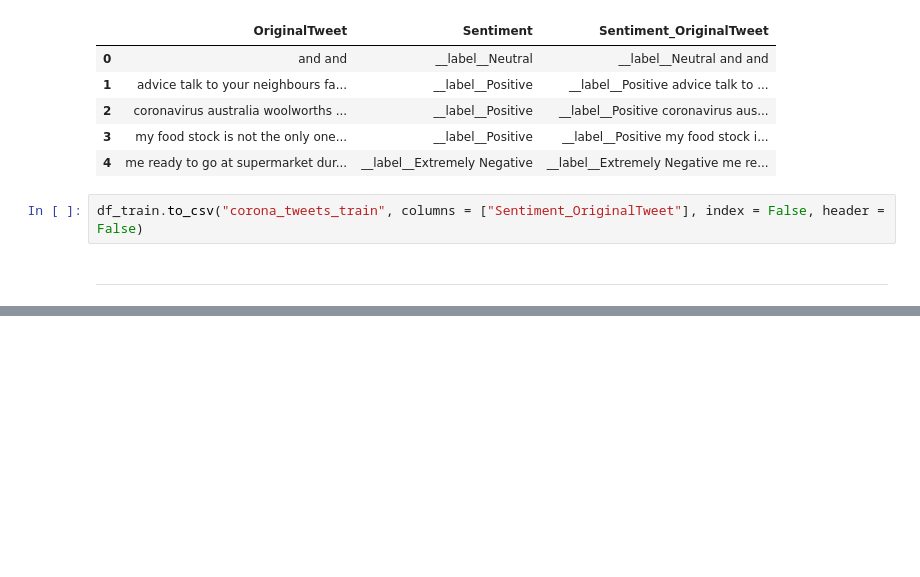
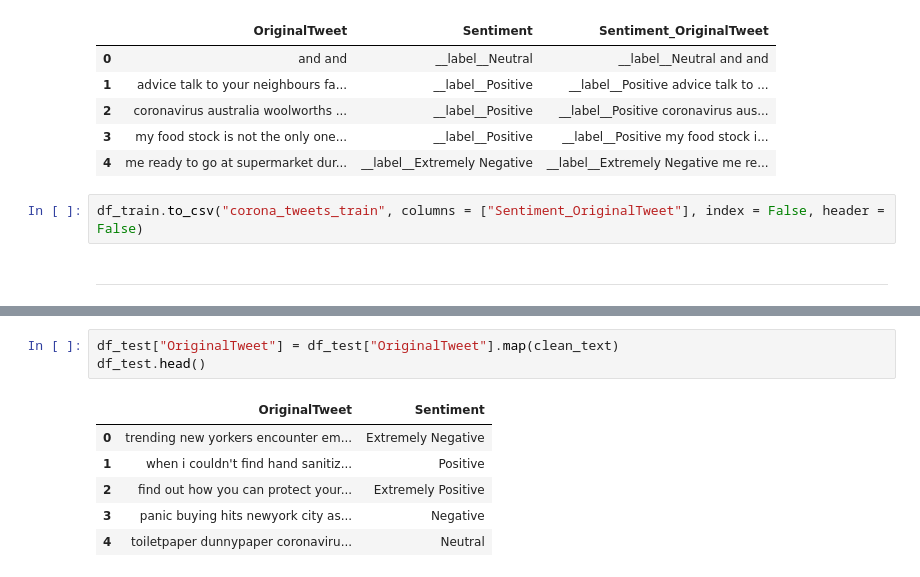
Before and after one commit to stefanusfelix/Coronavirus-Tweets-Text-Classification, a Jupyter notebook: corona_tweets_nlp.ipynb, the cells around one changed output, grey strips where cells are left out. Drawn from its saved outputs; the diff is of its cells as text; blank space fills up the shorter version.

```diff
--- a/corona_tweets_nlp.ipynb
+++ b/corona_tweets_nlp.ipynb
@@ -223,0 +265,10 @@ df_train.to_csv("corona_tweets_train", columns = ["Sentiment_OriginalTweet"], in
+# %%
+df_test["OriginalTweet"] = df_test["OriginalTweet"].map(clean_text)
+df_test.head()
+# %% [output]
+|  | OriginalTweet | Sentiment |
+| 0 | trending new yorkers encounter em... | Extremely Negative |
+| 1 | when i couldn't find hand sanitiz... | Positive |
+| 2 | find out how you can protect your... | Extremely Positive |
+| 3 | panic buying hits newyork city as... | Negative |
+| 4 | toiletpaper dunnypaper coronaviru... | Neutral |
```
Also changed, not shown: parts of 11 cells of this notebook, 1 other file.
